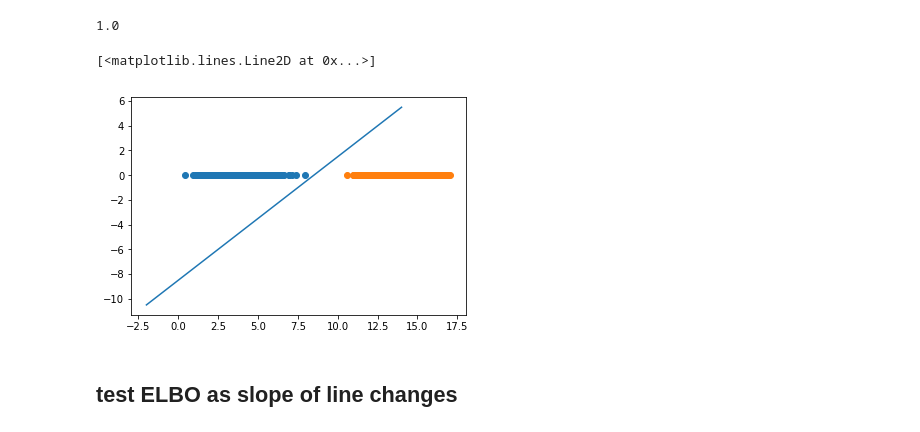
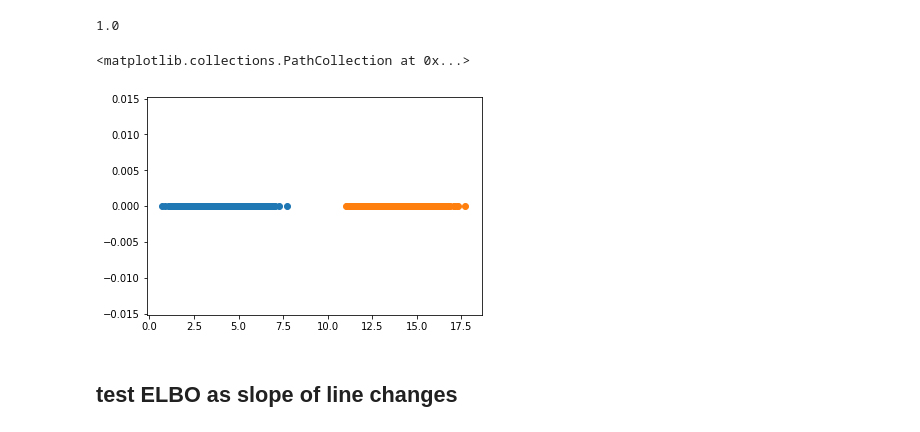
Before and after one commit to Emerson-Wenzel/BDL_final_project, a Jupyter notebook: Baysian_Logistic_regression_daniel.ipynb, the cells around one changed output. Saved outputs shown, nothing was run; the diff lists cells and outputs as text; code cells hidden in the pictures.

```diff
--- a/Baysian_Logistic_regression_daniel.ipynb
+++ b/Baysian_Logistic_regression_daniel.ipynb
@@ -274,15 +274,15 @@ lr.score(X_train, y_train)
 1.0
 # %%
 # a separating line!
-x1 = np.linspace(-2, 14, 20)
-y = x1 * 1 - 8.5
+# x1 = np.linspace(-2, 14, 20)
+# y = x1 * 1 - 8.5
 
 plt.scatter(X_train[y_train == 0, 1], [0]*int(X_train.shape[0]/2))
 plt.scatter(X_train[y_train == 1, 1], [0]*int(X_train.shape[0]/2))
-plt.plot(x1, y)
+# plt.plot(x1, y)
 # %% [output]
-[<matplotlib.lines.Line2D at 0x...>]
+<matplotlib.collections.PathCollection at 0x...>
-[figure, old version]
+[figure, new version]
 # %%
 # W_full
 # W
```
Also changed, not shown: parts of 7 cells of this notebook, 1 other file.
